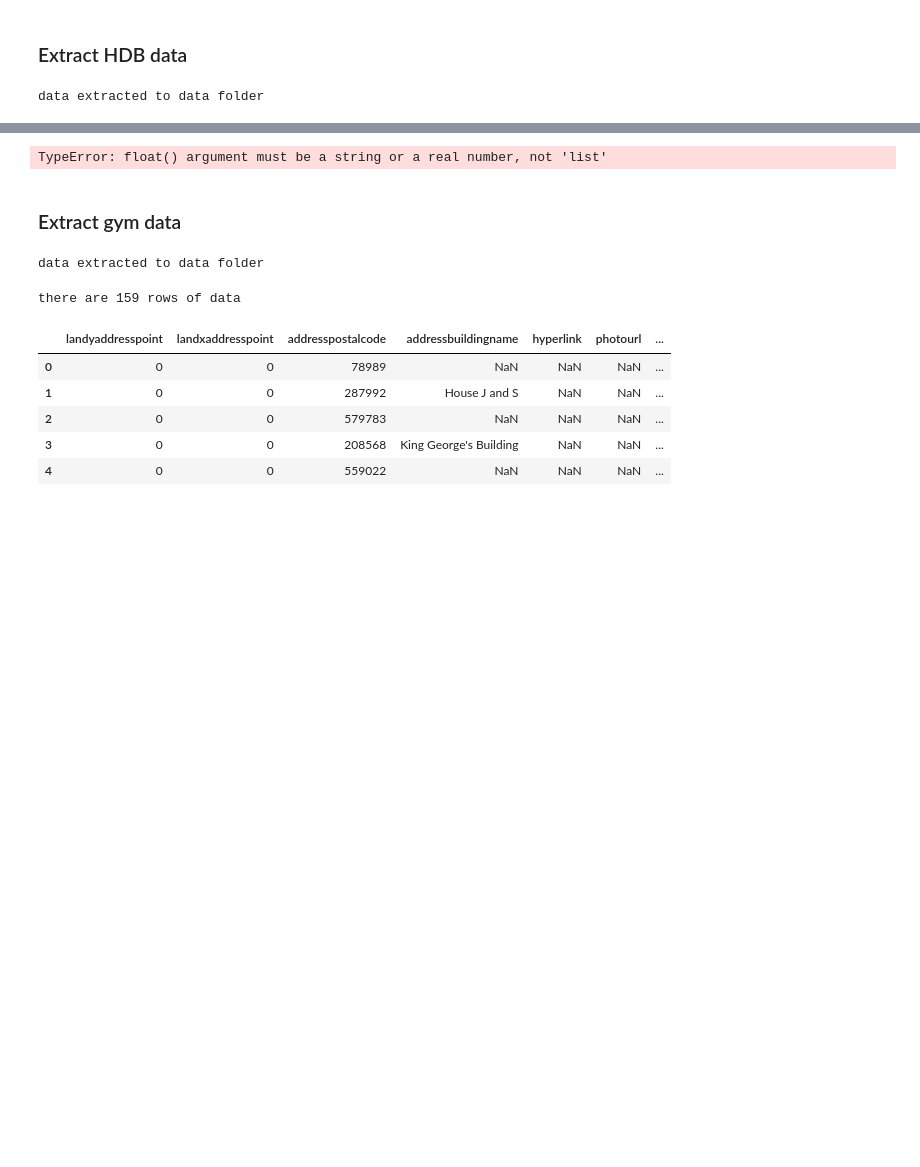
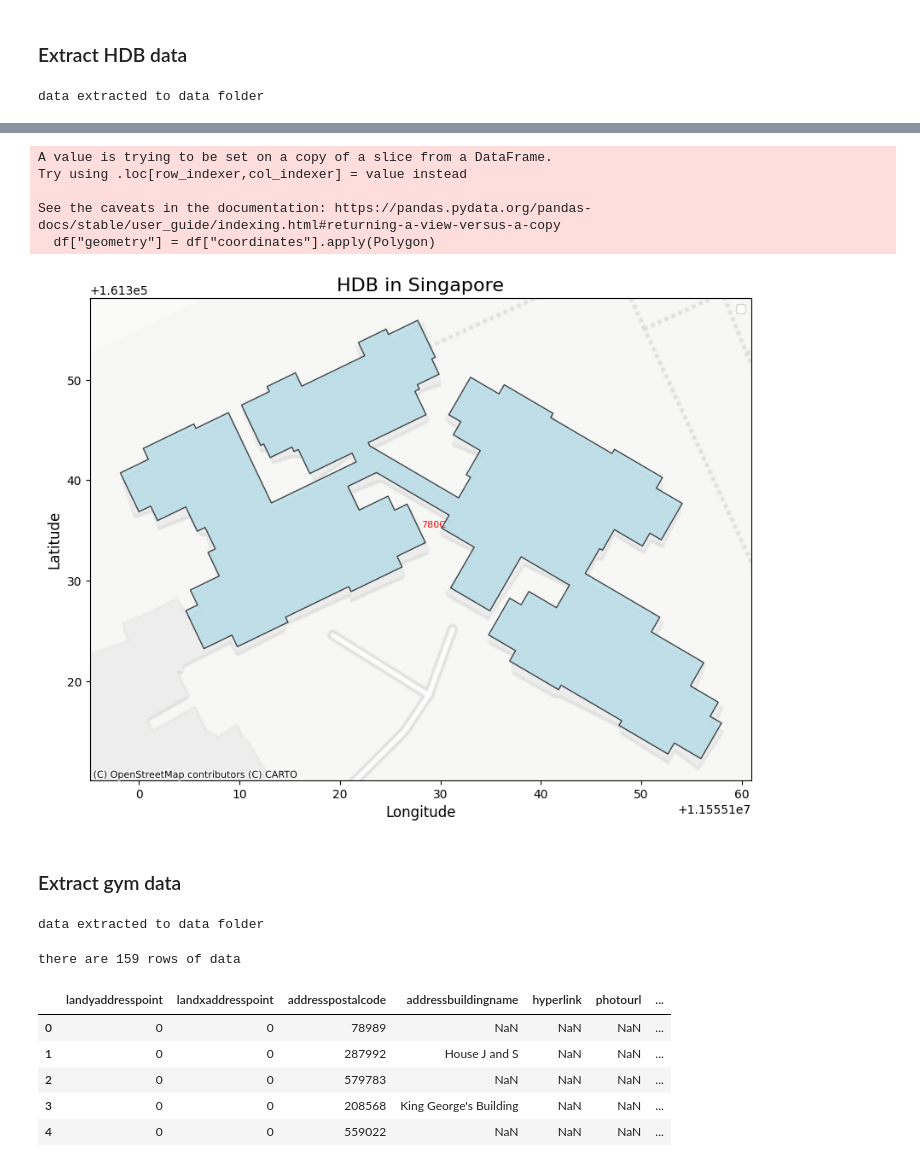
Before and after one commit to meirong-dong/trade-area-analysis, a Jupyter notebook: exploration/explore_poi.ipynb, the cells around one changed output, grey strips where cells are left out. Saved outputs shown, nothing was run; the diff lists cells and outputs as text; code cells hidden in the pictures; blank space fills up the shorter version.

```diff
--- a/exploration/explore_poi.ipynb
+++ b/exploration/explore_poi.ipynb
@@ -102,12 +137,16 @@ import matplotlib.pyplot as plt
 import contextily as ctx
 from shapely.geometry import Polygon
 
-def visualize_polygon(df, plot_title):
+def visualize_polygons(df, plot_title):
     # Convert the Coordinates column to Shapely Polygon objects
-    df['geometry'] = df["coordinates"].apply(lambda x: Polygon(x))
+    # polygons = []
+    # for index, row in df.iterrows():
+    #     coordinates = row["coordinates"]
+    #     print(coordinates)
+    #     polygons.append(Polygon(coordinates))
+    df["geometry"] = df["coordinates"].apply(Polygon)
 
-    # Convert to GeoDataFrame
-    gdf = gpd.GeoDataFrame(df, geometry='geometry', crs="EPSG:4326")
+    gdf = gpd.GeoDataFrame(df, geometry="geometry", crs="EPSG:4326")
 
     # Set CRS to WGS84 (latitude/longitude) and reproject to EPSG:3857 (Web Mercator)
     gdf.set_crs("EPSG:4326", allow_override=True, inplace=True)
@@ -125,5 +164,9 @@ def visualize_polygon(df, plot_title):
     ctx.add_basemap(ax, crs=gdf.crs.to_string(), source=ctx.providers.CartoDB.Positron)
 
     # Set the title and show the plot
-    ax.set_title(f"Polygon Visualization for {plot_title}", fontsize=16)
+    ax.set_title(f"{plot_title} in Singapore", fontsize=16)
+    ax.set_xlabel("Longitude", fontsize=12)
+    ax.set_ylabel("Latitude", fontsize=12)
+    ax.legend()
+
     plt.show()
@@ -210,0 +307,16 @@ there are 12847 rows of data
+# %%
+import ast
+
+# Function to remove the altitude (third element) from each coordinate
+def sanitize_coordinates(coords):
+    coords = coords[0]  # Flatten the list
+    return [coord[:2] for coord in coords]
+
+df_hdb = visualize_data(hdb_csv)
+df_hdb["polygon_name"] = df_hdb["block_no"]
+# Convert string to list
+df_hdb['coordinates'] = df_hdb['coordinates'].apply(ast.literal_eval)
+# Function to remove the altitude (third element) from each coordinate
+df_hdb['coordinates'] = df_hdb['coordinates'].apply(sanitize_coordinates)
+print("--------------")
+display(df_hdb.head(5))
@@ -211,7 +338,12 @@ there are 12847 rows of data
 # %%
-visualize_polygon(df_hdb, 'HDB')
+visualize_polygons(df_hdb[:1], 'HDB')
 # %% [output]
-TypeError: float() argument must be a string or a real number, not 'list'
+A value is trying to be set on a copy of a slice from a DataFrame.
+Try using .loc[row_indexer,col_indexer] = value instead
+
+See the caveats in the documentation: https://pandas.pydata.org/pandas-docs/stable/user_guide/indexing.html#returning-a-view-versus-a-copy
+  df["geometry"] = df["coordinates"].apply(Polygon)
+[figure, added]
 # %% [markdown]
 ### Extract gym data
 # %%
```
Also changed, not shown: parts of 22 cells of this notebook, 6 other files.
